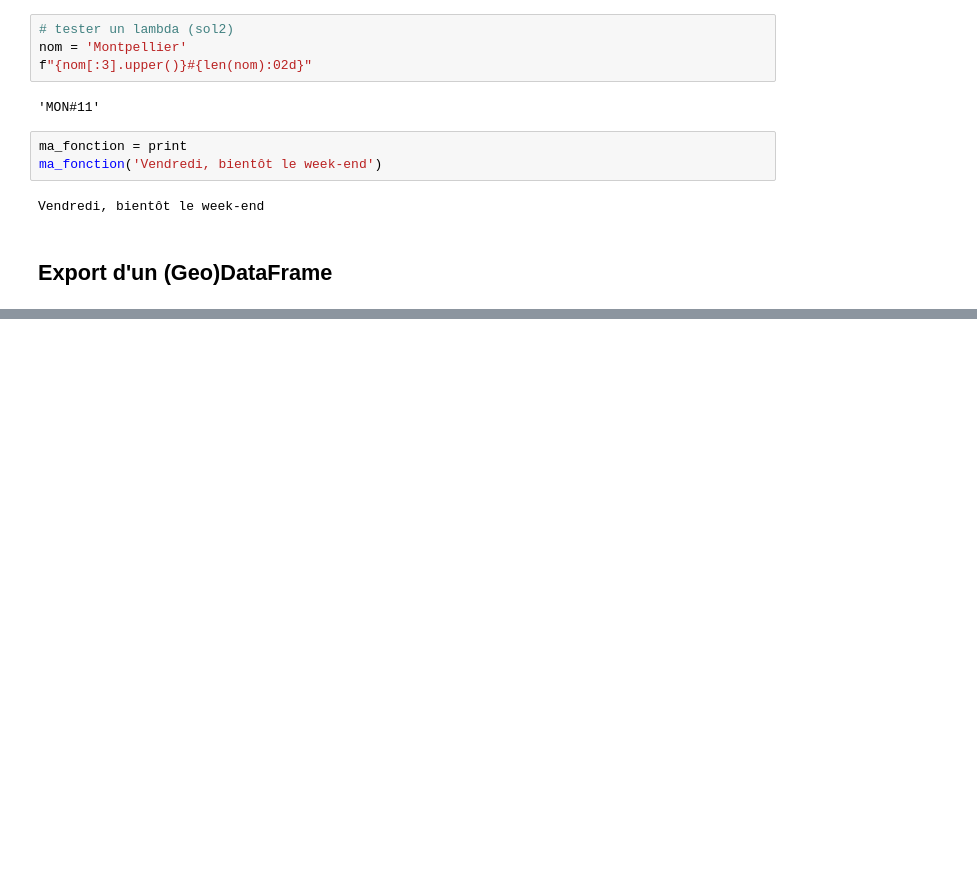
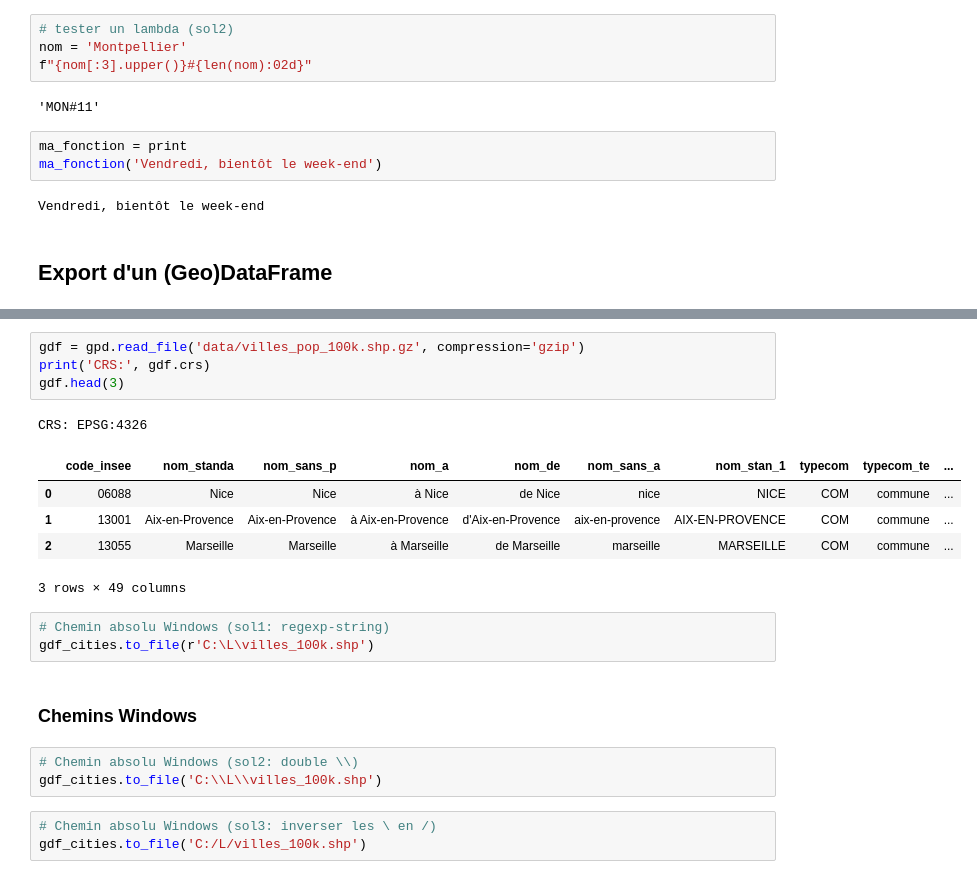
Before and after one commit to matthcol/python202503, a Jupyter notebook: Villes_pandas_gis.ipynb, the cells around one changed output, grey strips where cells are left out. Cells and saved outputs as stored; diff of their text form; blank space fills up the shorter version.

```diff
--- a/Villes_pandas_gis.ipynb
+++ b/Villes_pandas_gis.ipynb
@@ -1312,0 +1399,22 @@ gdf_cities.to_csv('data/villes_pop_100k.csv', index=False)
+# %%
+gdf = gpd.read_file('data/villes_pop_100k.shp.gz', compression='gzip')
+print('CRS:', gdf.crs)
+gdf.head(3)
+# %% [output]
+CRS: EPSG:4326
+|  | code_insee | nom_standa | nom_sans_p | nom_a | nom_de | nom_sans_a | nom_stan_1 | typecom | typecom_te | ... |
+| 0 | 06088 | Nice | Nice | à Nice | de Nice | nice | NICE | COM | commune | ... |
+| 1 | 13001 | Aix-en-Provence | Aix-en-Provence | à Aix-en-Provence | d'Aix-en-Provence | aix-en-provence | AIX-EN-PROVENCE | COM | commune | ... |
+| 2 | 13055 | Marseille | Marseille | à Marseille | de Marseille | marseille | MARSEILLE | COM | commune | ... |
+3 rows × 49 columns
+# %%
+# Chemin absolu Windows (sol1: regexp-string)
+gdf_cities.to_file(r'C:\L\villes_100k.shp')
+# %% [markdown]
+### Chemins Windows
+# %%
+# Chemin absolu Windows (sol2: double \\)
+gdf_cities.to_file('C:\\L\\villes_100k.shp')
+# %%
+# Chemin absolu Windows (sol3: inverser les \ en /)
+gdf_cities.to_file('C:/L/villes_100k.shp')
```
Also changed, not shown: parts of 13 cells of this notebook.
